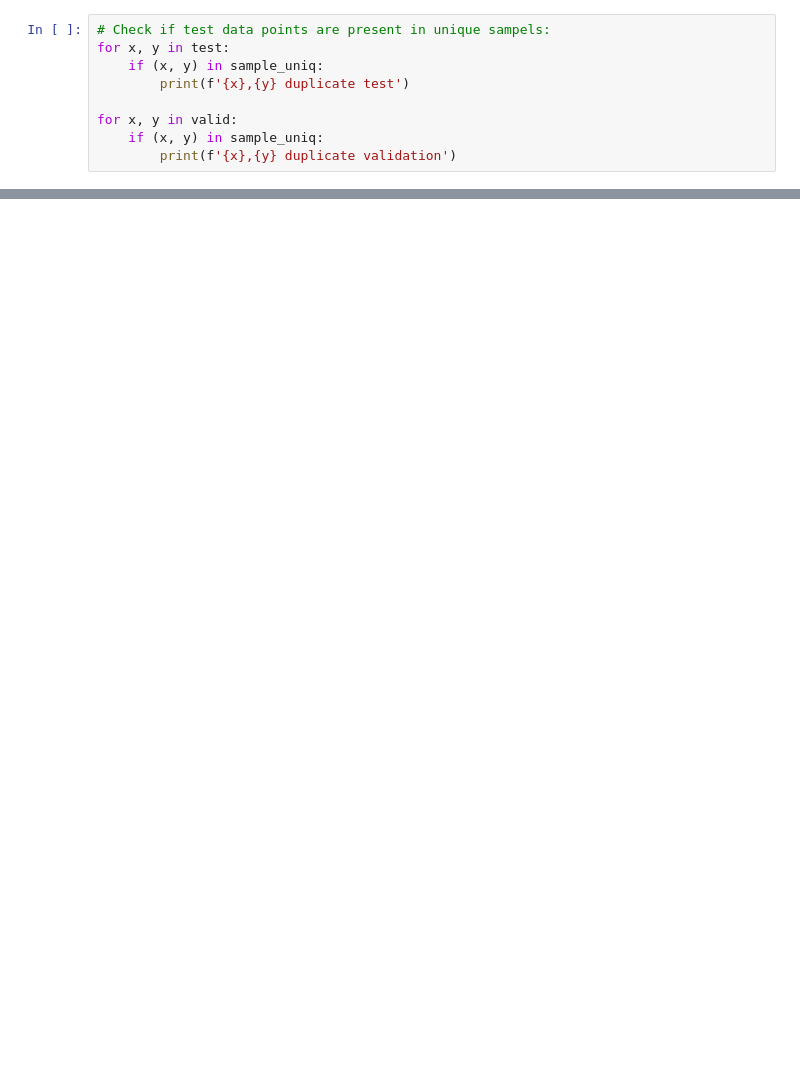
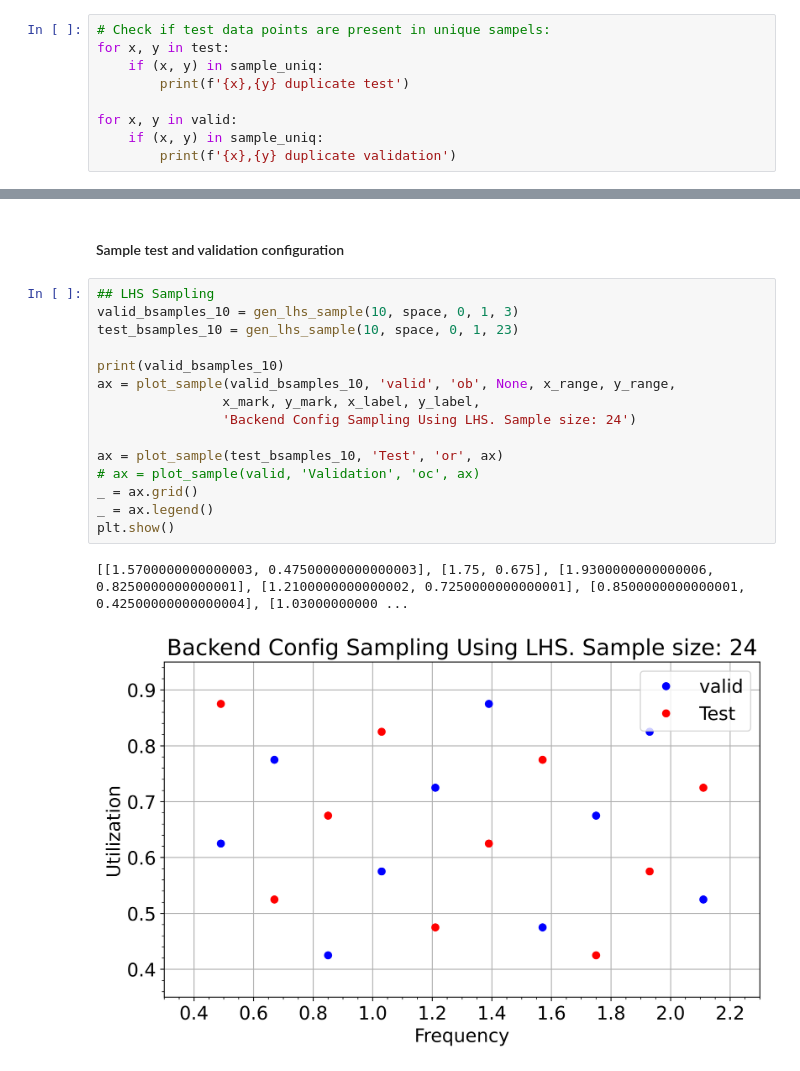
Before and after one commit to sakundu/RTML, a Jupyter notebook: sampling/test_samples.ipynb, the cells around one changed output, grey strips where cells are left out. Saved outputs shown, nothing was run; the diff lists cells and outputs as text; blank space fills up the shorter version.

```diff
--- a/sampling/test_samples.ipynb
+++ b/sampling/test_samples.ipynb
@@ -188,0 +294,20 @@ for x, y in valid:
+# %% [markdown]
+#### Sample test and validation configuration
+# %%
+## LHS Sampling
+valid_bsamples_10 = gen_lhs_sample(10, space, 0, 1, 3)
+test_bsamples_10 = gen_lhs_sample(10, space, 0, 1, 23)
+
+print(valid_bsamples_10)
+ax = plot_sample(valid_bsamples_10, 'valid', 'ob', None, x_range, y_range,
+                x_mark, y_mark, x_label, y_label,
+                'Backend Config Sampling Using LHS. Sample size: 24')
+
+ax = plot_sample(test_bsamples_10, 'Test', 'or', ax)
+# ax = plot_sample(valid, 'Validation', 'oc', ax)
+_ = ax.grid()
+_ = ax.legend()
+plt.show()
+# %% [output]
+[[1.5700000000000003, 0.47500000000000003], [1.75, 0.675], [1.9300000000000006, 0.8250000000000001], [1.2100000000000002, 0.7250000000000001], [0.8500000000000001, 0.42500000000000004], [1.03000000000 ...
+[figure, added]
```
Also changed, not shown: parts of 20 cells of this notebook, 1 other file.
